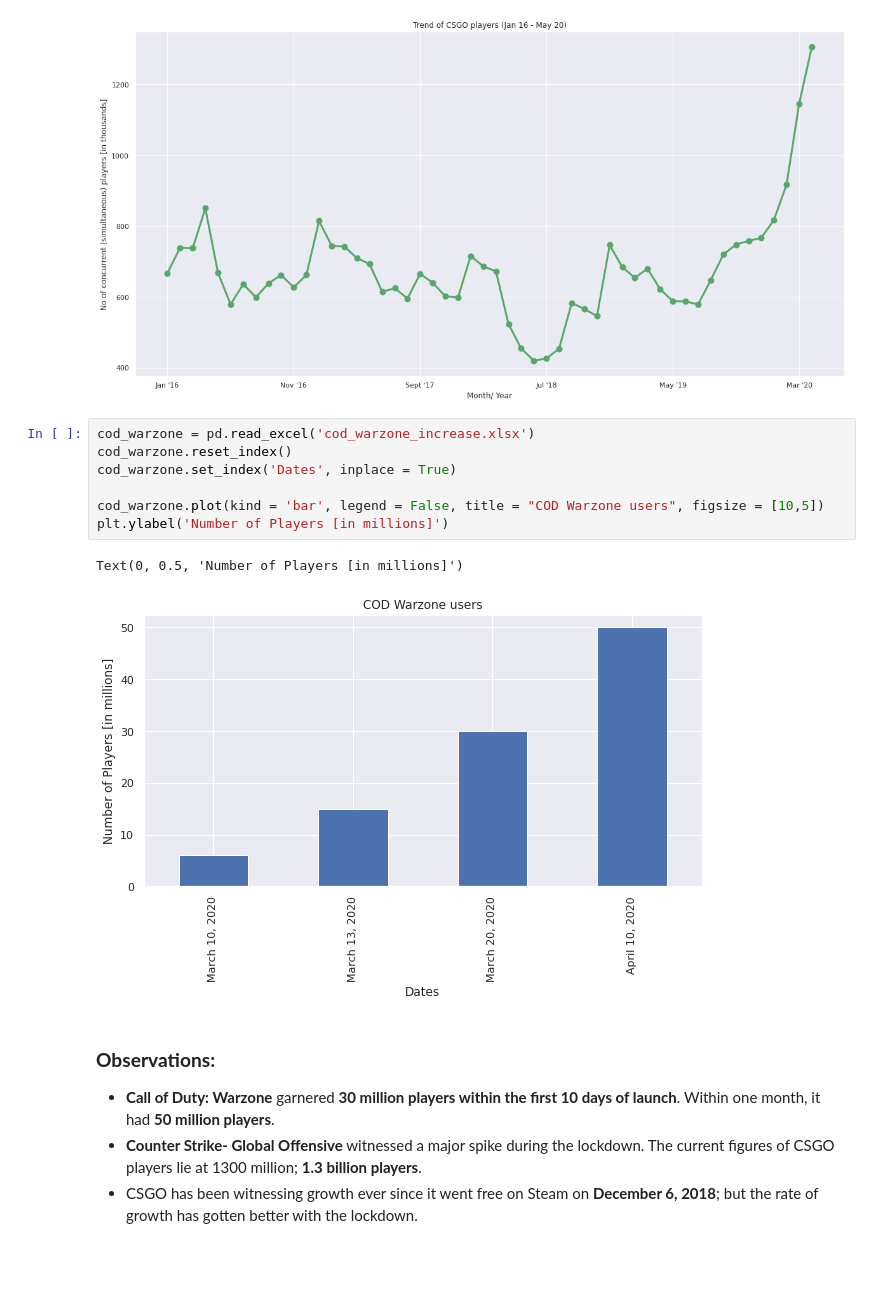
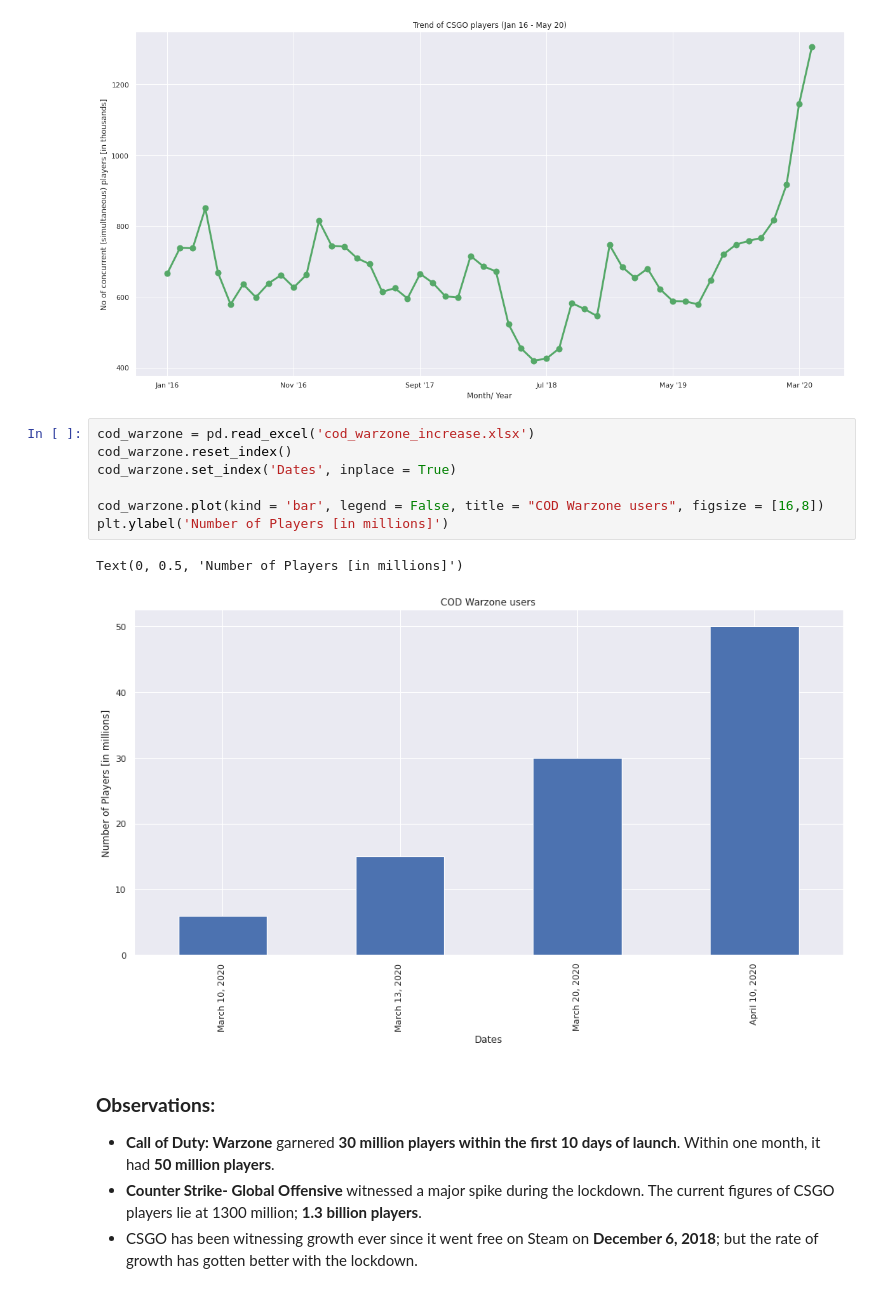
Before and after one commit to newb-dev-1008/CoVID_Entertainment_Impact, a Jupyter notebook: Entertainment_during_CoVID_19.ipynb, the cells around one changed output. Drawn from its saved outputs; the diff is of its cells as text; blank space fills up the shorter version.

```diff
--- a/Entertainment_during_CoVID_19.ipynb
+++ b/Entertainment_during_CoVID_19.ipynb
@@ -985,13 +985,13 @@ Text(0, 0.5, 'No of concurrent (simultaneous) players [in thousands]')
 # %%
 cod_warzone = pd.read_excel('cod_warzone_increase.xlsx')
 cod_warzone.reset_index()
 cod_warzone.set_index('Dates', inplace = True)
 
-cod_warzone.plot(kind = 'bar', legend = False, title = "COD Warzone users", figsize = [10,5])
+cod_warzone.plot(kind = 'bar', legend = False, title = "COD Warzone users", figsize = [16,8])
 plt.ylabel('Number of Players [in millions]')
 # %% [output]
 Text(0, 0.5, 'Number of Players [in millions]')
-[figure, old version]
+[figure, new version]
 # %% [markdown]
 ### **Observations:**
 - **Call of Duty: Warzone** garnered **30 million players within the first 10 days of launch**. Within one month, it had **50 million players**.
```
Also changed, not shown: parts of 6 cells of this notebook.
